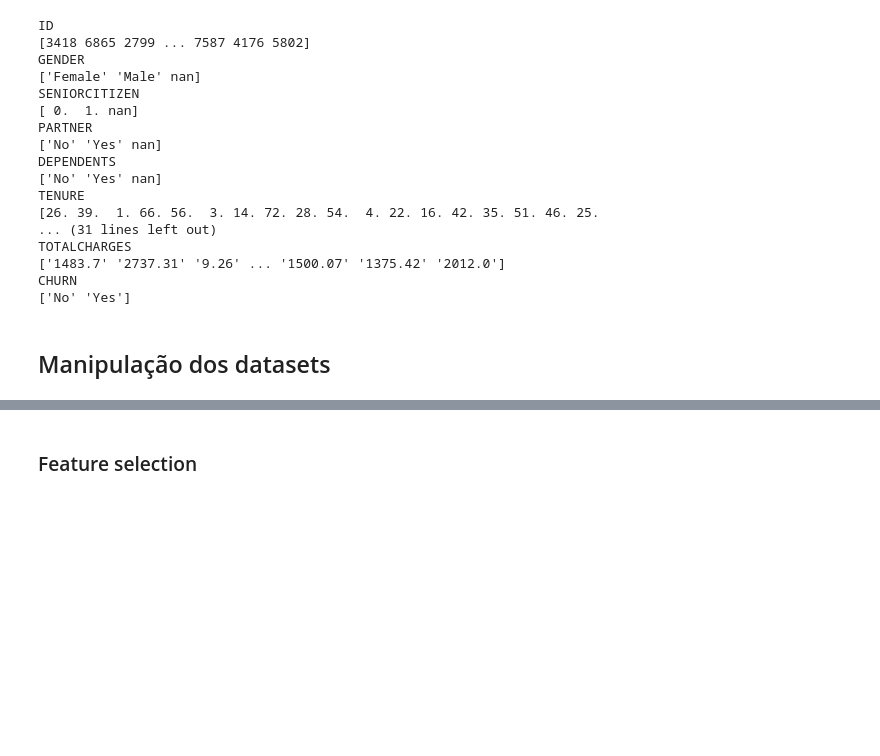
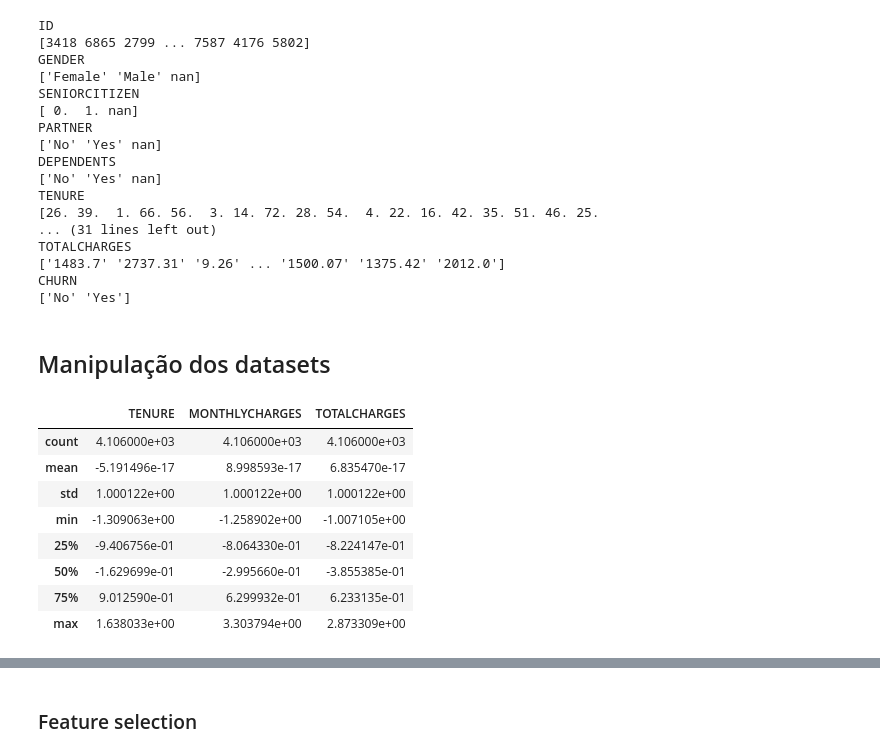
Before and after one commit to igordasilveirafranco/desafio-5-2021, a Jupyter notebook: assets/notebooks/v1.ipynb, the cells around one changed output, grey strips where cells are left out. Saved outputs shown, nothing was run; the diff lists cells and outputs as text; code cells hidden in the pictures; blank space fills up the shorter version.

```diff
--- a/assets/notebooks/v1.ipynb
+++ b/assets/notebooks/v1.ipynb
@@ -59,5 +140,21 @@ dataset = dataset.dropna()
 dataset.TOTALCHARGES = dataset.TOTALCHARGES.replace(r'\s+', 0, regex=True)
 dataset.TOTALCHARGES = pd.to_numeric(dataset.TOTALCHARGES)
+# %%
+### Normalizando variaveis continuas
+scale_vars = ['TENURE', 'MONTHLYCHARGES','TOTALCHARGES']
+scaler = StandardScaler()
+dataset[scale_vars] = scaler.fit_transform(dataset[scale_vars])
+dataset[scale_vars].describe()
+# %% [output]
+|  | TENURE | MONTHLYCHARGES | TOTALCHARGES |
+| count | 4.106000e+03 | 4.106000e+03 | 4.106000e+03 |
+| mean | -5.191496e-17 | 8.998593e-17 | 6.835470e-17 |
+| std | 1.000122e+00 | 1.000122e+00 | 1.000122e+00 |
+| min | -1.309063e+00 | -1.258902e+00 | -1.007105e+00 |
+| 25% | -9.406756e-01 | -8.064330e-01 | -8.224147e-01 |
+| 50% | -1.629699e-01 | -2.995660e-01 | -3.855385e-01 |
+| 75% | 9.012590e-01 | 6.299932e-01 | 6.233135e-01 |
+| max | 1.638033e+00 | 3.303794e+00 | 2.873309e+00 |
 # %%
 from sklearn.preprocessing import OneHotEncoder, OrdinalEncoder, LabelEncoder
 le = LabelEncoder()
```
Also changed, not shown: parts of 40 cells of this notebook, 2 other files.
